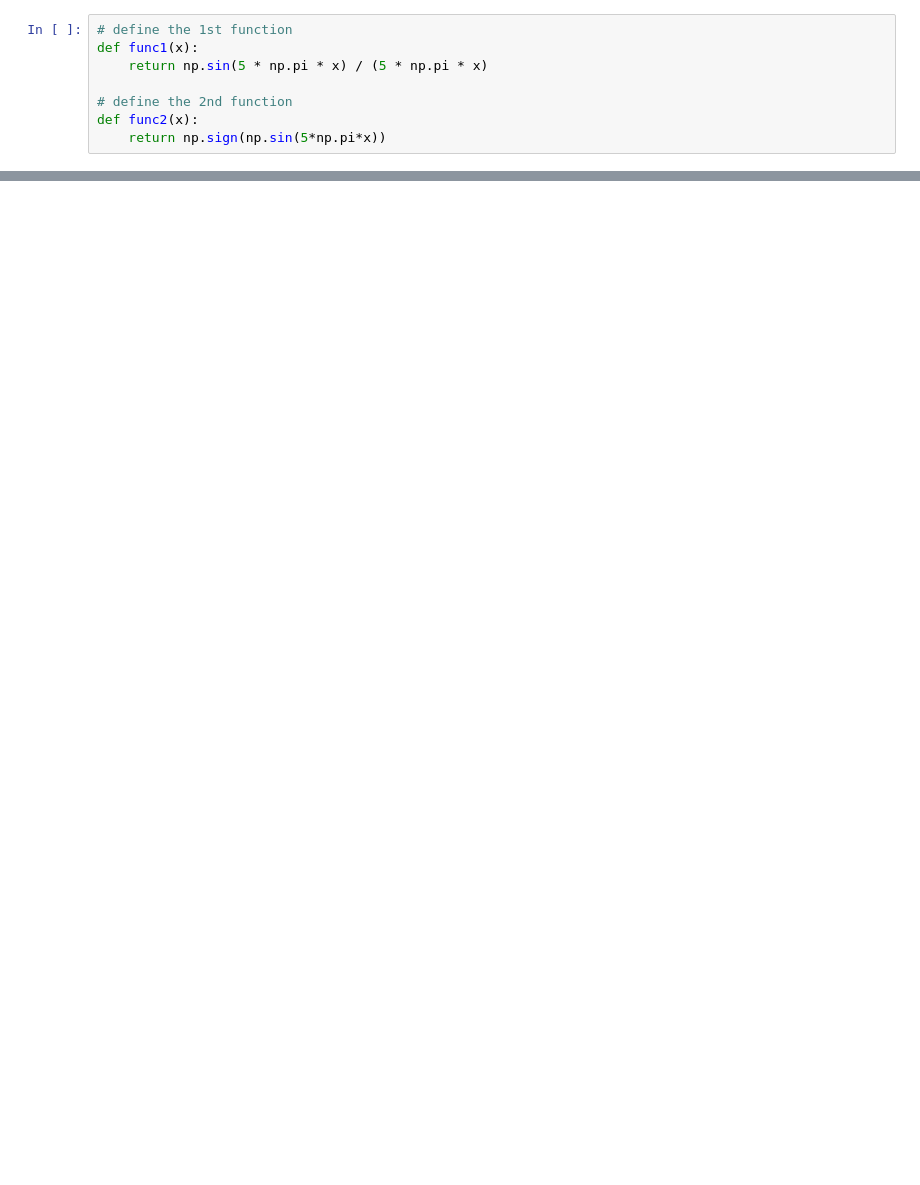
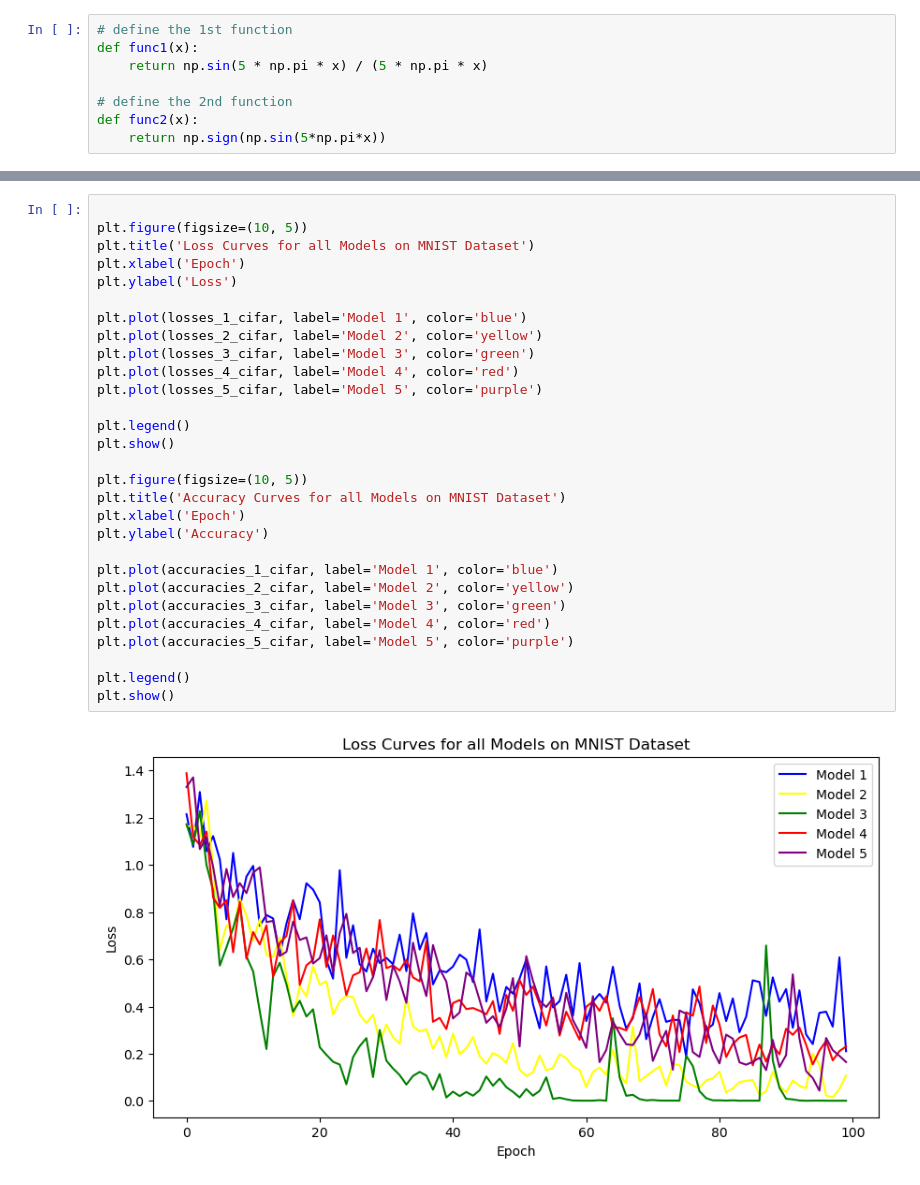
Before and after one commit to ChaoyiZh/CPSC8430, a Jupyter notebook: HW1/Problem_1.ipynb, the cells around one changed output, grey strips where cells are left out. Drawn from its saved outputs; the diff is of its cells as text; blank space fills up the shorter version.

```diff
--- a/HW1/Problem_1.ipynb
+++ b/HW1/Problem_1.ipynb
@@ -251,0 +489,31 @@ Finished Training
+# %%
+
+plt.figure(figsize=(10, 5))
+plt.title('Loss Curves for all Models on MNIST Dataset')
+plt.xlabel('Epoch')
+plt.ylabel('Loss')
+
+plt.plot(losses_1_cifar, label='Model 1', color='blue')
+plt.plot(losses_2_cifar, label='Model 2', color='yellow')
+plt.plot(losses_3_cifar, label='Model 3', color='green')
+plt.plot(losses_4_cifar, label='Model 4', color='red')
+plt.plot(losses_5_cifar, label='Model 5', color='purple')
+
+plt.legend()
+plt.show()
+
+plt.figure(figsize=(10, 5))
+plt.title('Accuracy Curves for all Models on MNIST Dataset')
+plt.xlabel('Epoch')
+plt.ylabel('Accuracy')
+
+plt.plot(accuracies_1_cifar, label='Model 1', color='blue')
+plt.plot(accuracies_2_cifar, label='Model 2', color='yellow')
+plt.plot(accuracies_3_cifar, label='Model 3', color='green')
+plt.plot(accuracies_4_cifar, label='Model 4', color='red')
+plt.plot(accuracies_5_cifar, label='Model 5', color='purple')
+
+plt.legend()
+plt.show()
+# %% [output]
+[figure, added]
```
Also changed, not shown: parts of 15 cells of this notebook, 2 other files.
